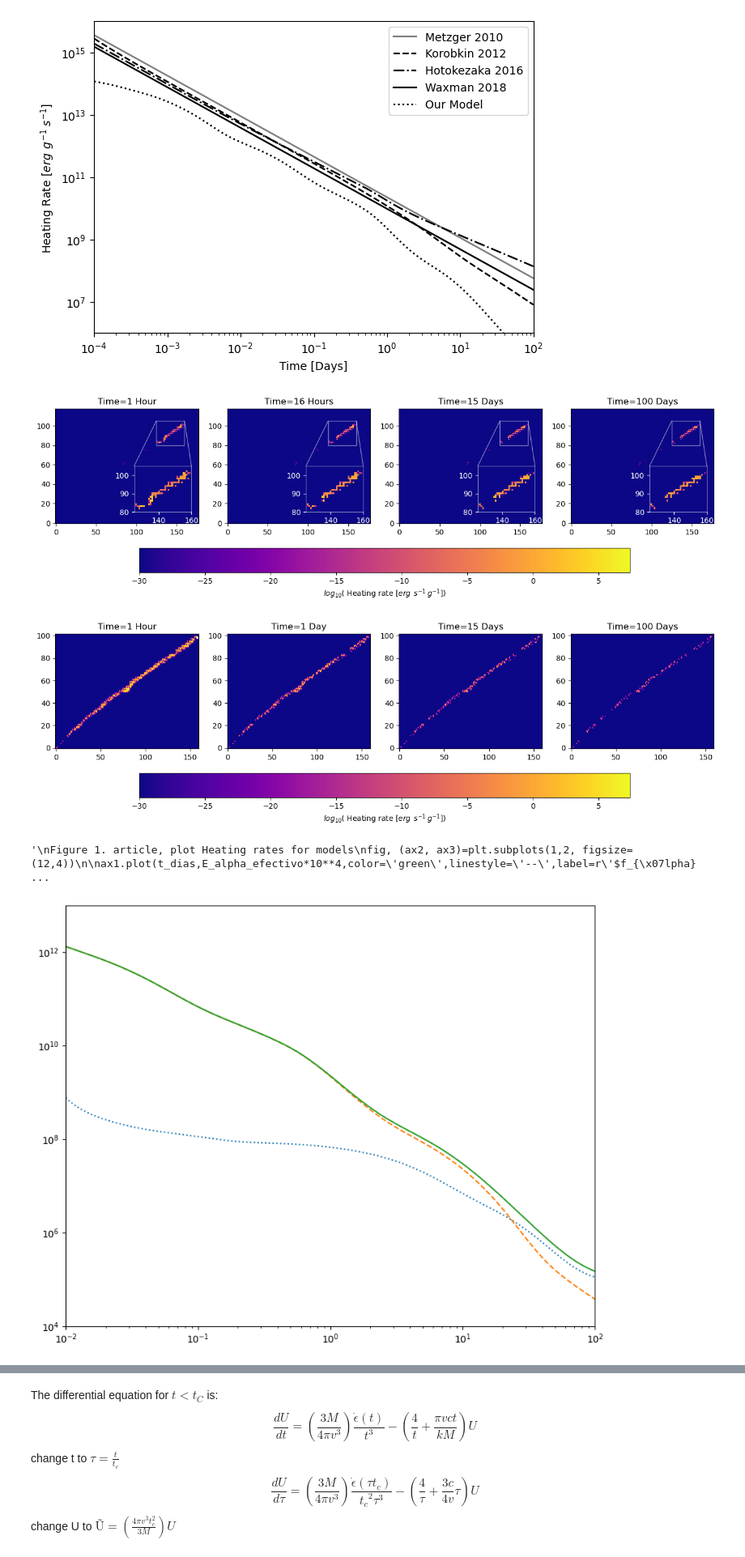
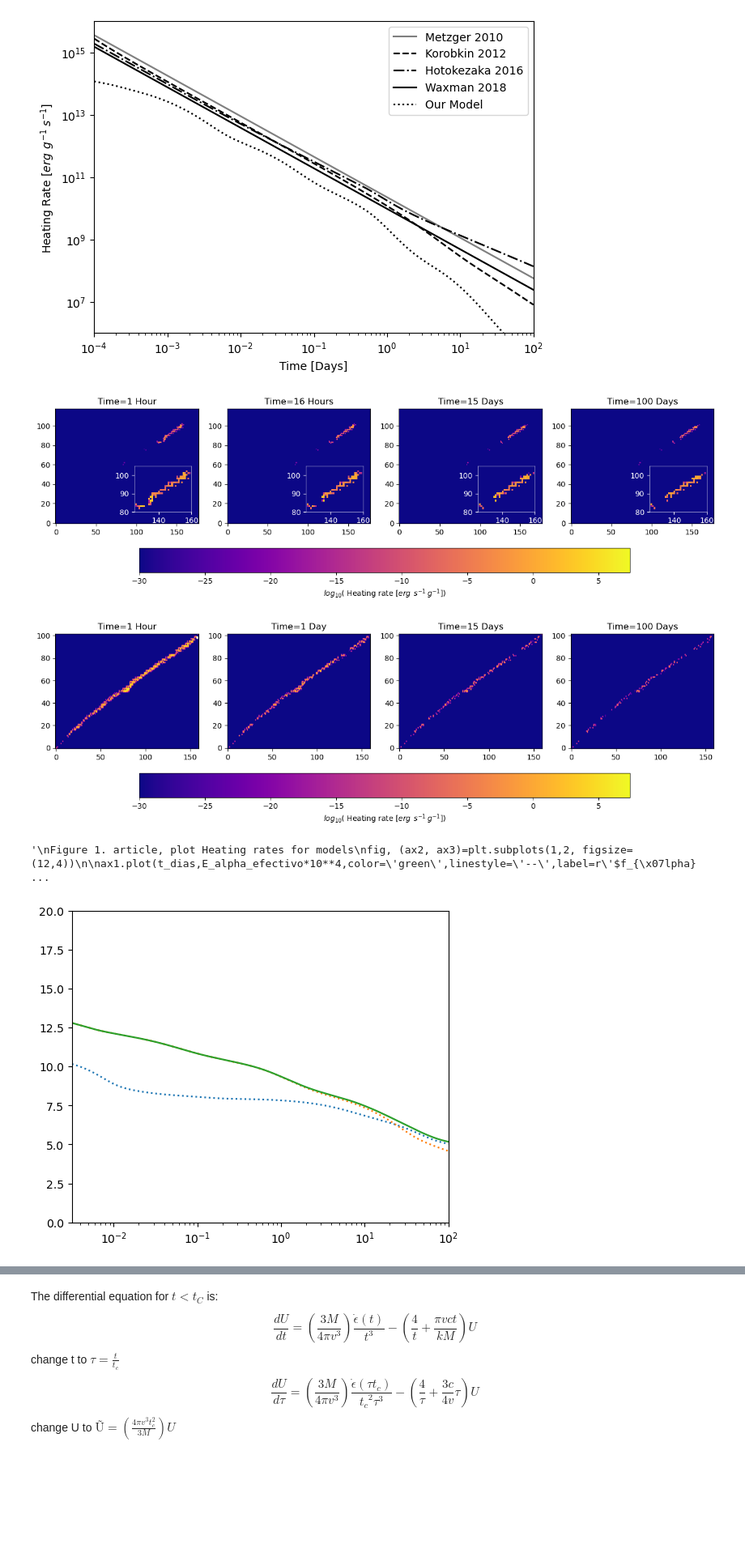
Before and after one commit to DiegoHp45/Kilonova, a Jupyter notebook: article_1.ipynb, the cells around one changed output, grey strips where cells are left out. Shown at 81% size. Saved outputs shown, nothing was run; the diff lists cells and outputs as text; code cells hidden in the pictures; blank space fills up the shorter version.

```diff
--- a/article_1.ipynb
+++ b/article_1.ipynb
@@ -357,7 +357,7 @@ for i, ax in enumerate(axsa.flat):
         spine.set_edgecolor('white')
         spine.set_alpha(0.5)
     axins.tick_params(axis='both', colors='white')#,alpha=0.5)
-    ax.indicate_inset_zoom(axins,edgecolor="1")    #ax.set_xlabel("Number of Neutrons")
+    #ax.indicate_inset_zoom(axins,edgecolor="1")    #ax.set_xlabel("Number of Neutrons")
     #ax.set_ylabel("Number of Protons")
     if unidad=='Days':
         if t_matrix[i][0]==1:
@@ -392,18 +392,18 @@ colorbar.set_label(r'$log_{10}$( Heating rate $[erg\:\:s^{-1}\:g^{-1}]$)')
 colorbar = fig2b.colorbar(cax, ax=axsb.ravel().tolist(), orientation='horizontal')
 colorbar.set_label(r'$log_{10}$( Heating rate $[erg\:\:s^{-1}\:g^{-1}]$)')
 # %% [output]
-[figure, old version]
+[figure, new version]
 [figure]
 # %%
 '''Test figure for the heating rate'''
-plt.figure(figsize=(10,8))
-plt.plot(t_dias,E_alpha_erg,linestyle=':')#,color='black')
-plt.plot(t_dias,E_beta_erg,linestyle='--')#,color='black')
-plt.plot(t_dias,E_total_efectivo_erg,linestyle='-')#,color='black')
-plt.yscale('log')
+plt.figure(figsize=(6,5))
+plt.plot(t_dias,np.log10(E_alpha_erg),linestyle=':')#,color='black')
+plt.plot(t_dias,np.log10(E_beta_erg),linestyle=':')#,color='black')
+plt.plot(t_dias,np.log10(E_total_efectivo_erg),linestyle='-')#,color='black')
+#plt.yscale('log')
 plt.xscale('log')
-plt.xlim(left=1e-2,right=100)
-plt.ylim(bottom=1e4,top=1e13)
+plt.xlim((10**-2.5,10**2))
+plt.ylim((0,20))
 '''
 Figure 1. article, plot Heating rates for models
 fig, (ax2, ax3)=plt.subplots(1,2, figsize=(12,4))
@@ -413,33 +413,33 @@ ax1.plot(t_dias,E_beta_efectivo*10**4,color='red',linestyle='--',label=r'$f_{\be
 ax1.set_xscale("log")
 ax1.set_xlim(left=0.0001,right=100)
 ax1.set_ylim(bottom=1)
 ax1.set_title('')
 ax1.set_xlabel("time [days]")
 ax1.set_yscale("log")
 ax1.legend()
 
 ax2.plot(t_dias,E_alpha_efectivo*10**4,color='green',linestyle='--',label=r'$f_{\alpha}\dot\epsilon_\alpha$')
 ax2.plot(t_dias,E_beta_efectivo*10**4,color='red',linestyle='--',label=r'$f_{\beta}\dot\epsilon_\beta$')
 ax2.plot(t_dias,E_hoto_e,color='red',label=r'$\beta$ decay power law')
 ax2.plot(t_dias,E_hoto_a,color='green',label=r'$\alpha$ decay power law')
 ax2.set_xscale("log")
 ax2.set_xlim(left=1,right=100)
 ax2.set_ylim(bottom=3,top=10**11)
 ax2.set_xlabel("time [days]")
 ax2.set_yscale("log")
 ax2.legend()
 ax3.plot(t_dias,E_alpha_efectivo*10**4,linestyle='--',color='green',label=r'$f_{\alpha}\dot\epsilon_\alpha$')
 ax3.plot(t_dias,E_beta_efectivo*10**4,linestyle='--',color='red',label=r'$f_{\beta}\dot\epsilon_\beta$')
 #ax3.plot(t_dias,E_korobkin,label=r"fit $\dot\epsilon$ (Korobkin,2012)")
 ax3.set_xscale("log")
 ax3.set_xlim(left=1,right=100)
 ax3.set_ylim(bottom=3,top=10**11)
 ax3.set_xlabel("time [days]")
 ax3.set_yscale("log")
 ax3.legend()
 '''
 # %% [output]
 '\nFigure 1. article, plot Heating rates for models\nfig, (ax2, ax3)=plt.subplots(1,2, figsize=(12,4))\n\nax1.plot(t_dias,E_alpha_efectivo*10**4,color=\'green\',linestyle=\'--\',label=r\'$f_{\x07lpha} ...
-[figure, old version]
+[figure, new version]
 # %%
 '''Find relevant nuclei'''
```
Also changed, not shown: parts of 11 cells of this notebook, 3 other files.
